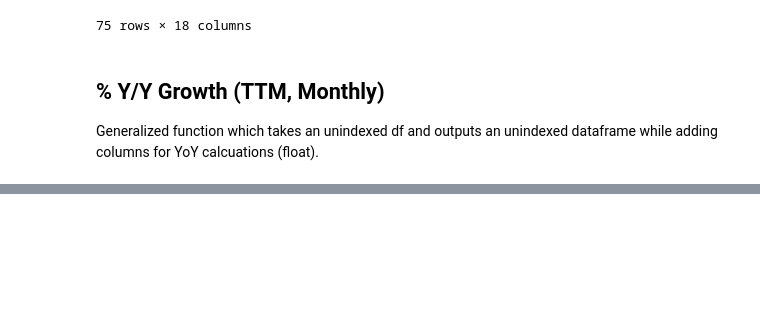
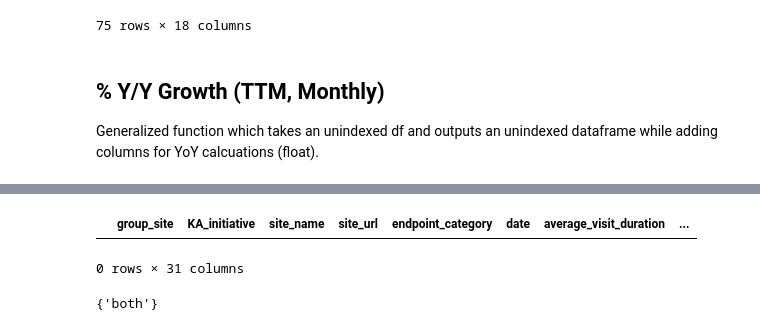
Before and after one commit to Per48edjes/KA-CAD, a Jupyter notebook: Data Source Auditor.ipynb, the cells around one changed output, grey strips where cells are left out. Saved outputs shown, nothing was run; the diff lists cells and outputs as text; code cells hidden in the pictures; blank space fills up the shorter version.

```diff
--- a/Data Source Auditor.ipynb
+++ b/Data Source Auditor.ipynb
@@ -364,0 +368,15 @@ Wall time: 27.6 s
+# %%
+# Files to compare
+og_out = pd.read_csv('./outfiles/out_start.csv')
+new_out = pd.read_csv('./outfiles/2017-07-24_13:49.csv')
+
+merged = og_out.merge(new_out, indicator=True, how='outer')
+merged[merged['_merge'] == 'right_only']
+# %% [output]
+|  | group_site | KA_initiative | site_name | site_url | endpoint_category | date | average_visit_duration | ... |
+0 rows × 31 columns
+# %%
+# Checking to see if there were any records only in the original outfile (i.e., not in the new outfile)
+set(merged['_merge'].values)
+# %% [output]
+{'both'}
```
Also changed, not shown: parts of 2 cells of this notebook, 2 other files.
